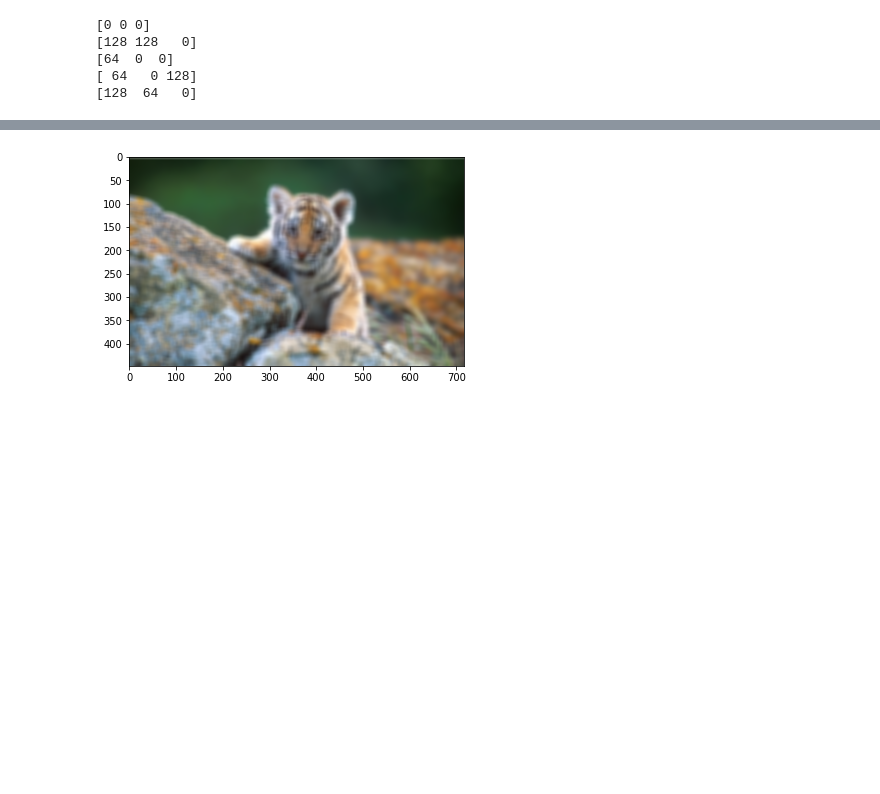
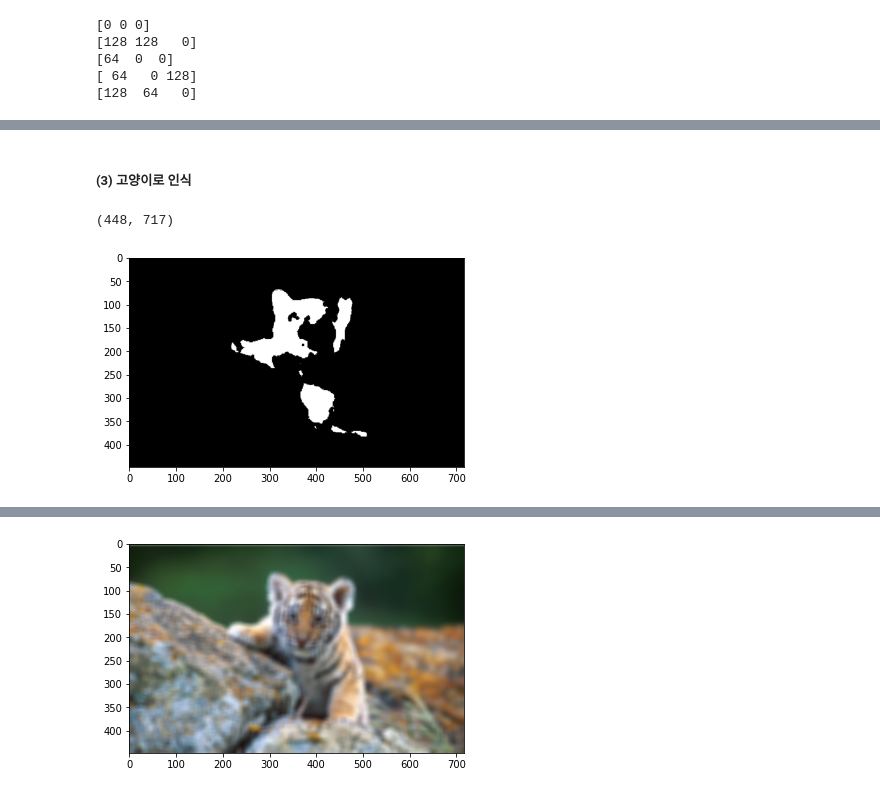
Before and after one commit to jx-dohwan/Aiffel_Exp_Project, a Jupyter notebook: [Exp_9]Find_Person_Mode_Problems.ipynb, the cells around one changed output, grey strips where cells are left out. Drawn from its saved outputs; the diff is of its cells as text; code cells hidden in the pictures; blank space fills up the shorter version.

```diff
--- a/[Exp_9]Find_Person_Mode_Problems.ipynb
+++ b/[Exp_9]Find_Person_Mode_Problems.ipynb
@@ -619,0 +578,10 @@ plt.show()
+# %% [markdown]
+##### (3) 고양이로 인식
+# %%
+animal_seg_map = np.all(animal_output==(animal_seg_color3 ), axis=-1)
+print(animal_seg_map.shape)
+plt.imshow(animal_seg_map, cmap='gray')
+plt.show()
+# %% [output]
+(448, 717)
+[figure, added]
```
Also changed, not shown: parts of 68 cells of this notebook.
